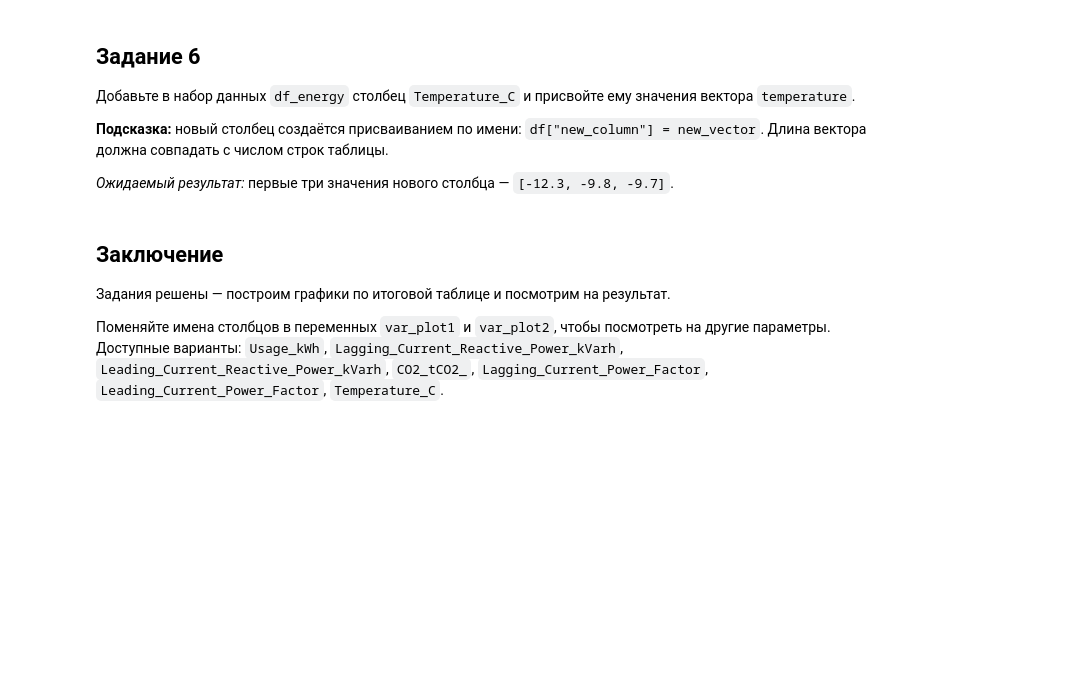
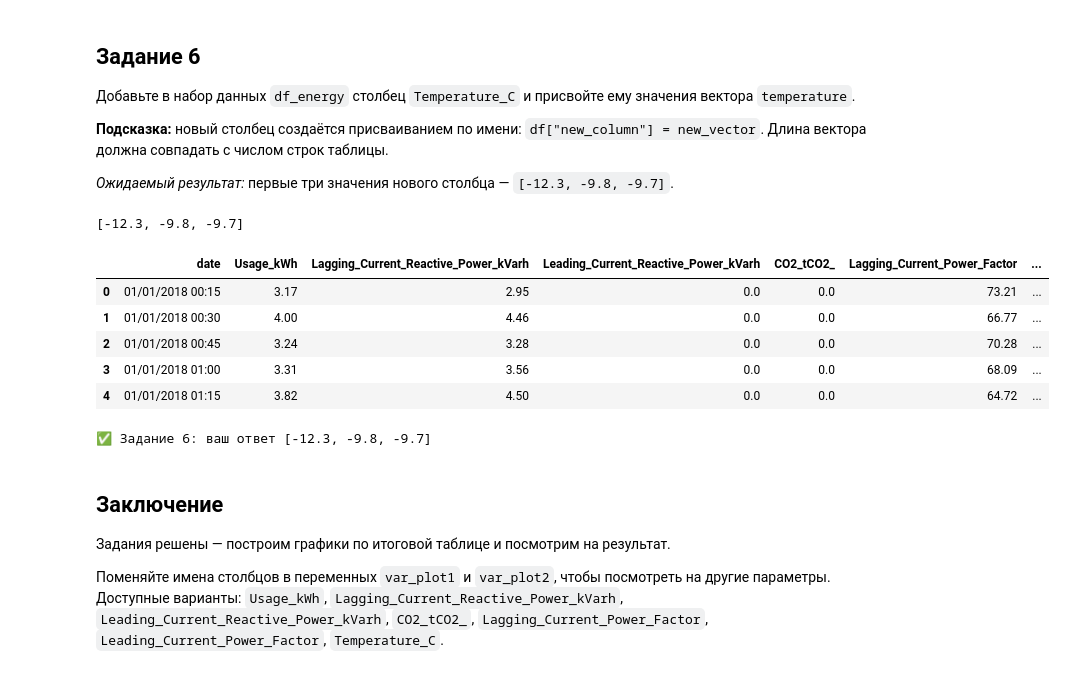
Before and after one commit to Magsim0/homework_ml, a Jupyter notebook: 1_homework_eda.ipynb, the cells around one changed output. Drawn from its saved outputs; the diff is of its cells as text; code cells hidden in the pictures; blank space fills up the shorter version.

```diff
--- a/1_homework_eda.ipynb
+++ b/1_homework_eda.ipynb
@@ -188,17 +216,27 @@ check(5, ans)
 # %%
 # ✍ ВАШ КОД — ЗАДАНИЕ 6
 df_energy = pd.read_csv(DATA / "Steel_Industry.csv")
 temperature = np.loadtxt(DATA / "температура.txt")
 
-...   # <- здесь добавьте столбец Temperature_C
+df_energy["Temperature_C"]= temperature  # <- здесь добавьте столбец Temperature_C
 
 ans = df_energy["Temperature_C"].head(3)
 print(ans.tolist())
 
 # Визуально убедитесь, что столбец появился в конце таблицы
 df_energy.head()
+# %% [output]
+[-12.3, -9.8, -9.7]
+|  | date | Usage_kWh | Lagging_Current_Reactive_Power_kVarh | Leading_Current_Reactive_Power_kVarh | CO2_tCO2_ | Lagging_Current_Power_Factor | ... |
+| 0 | 01/01/2018 00:15 | 3.17 | 2.95 | 0.0 | 0.0 | 73.21 | ... |
+| 1 | 01/01/2018 00:30 | 4.00 | 4.46 | 0.0 | 0.0 | 66.77 | ... |
+| 2 | 01/01/2018 00:45 | 3.24 | 3.28 | 0.0 | 0.0 | 70.28 | ... |
+| 3 | 01/01/2018 01:00 | 3.31 | 3.56 | 0.0 | 0.0 | 68.09 | ... |
+| 4 | 01/01/2018 01:15 | 3.82 | 4.50 | 0.0 | 0.0 | 64.72 | ... |
 # %%
 check(6, ans)
+# %% [output]
+✅ Задание 6: ваш ответ [-12.3, -9.8, -9.7]
 # %% [markdown]
 ## Заключение
 
```
Also changed, not shown: parts of 10 cells of this notebook.
